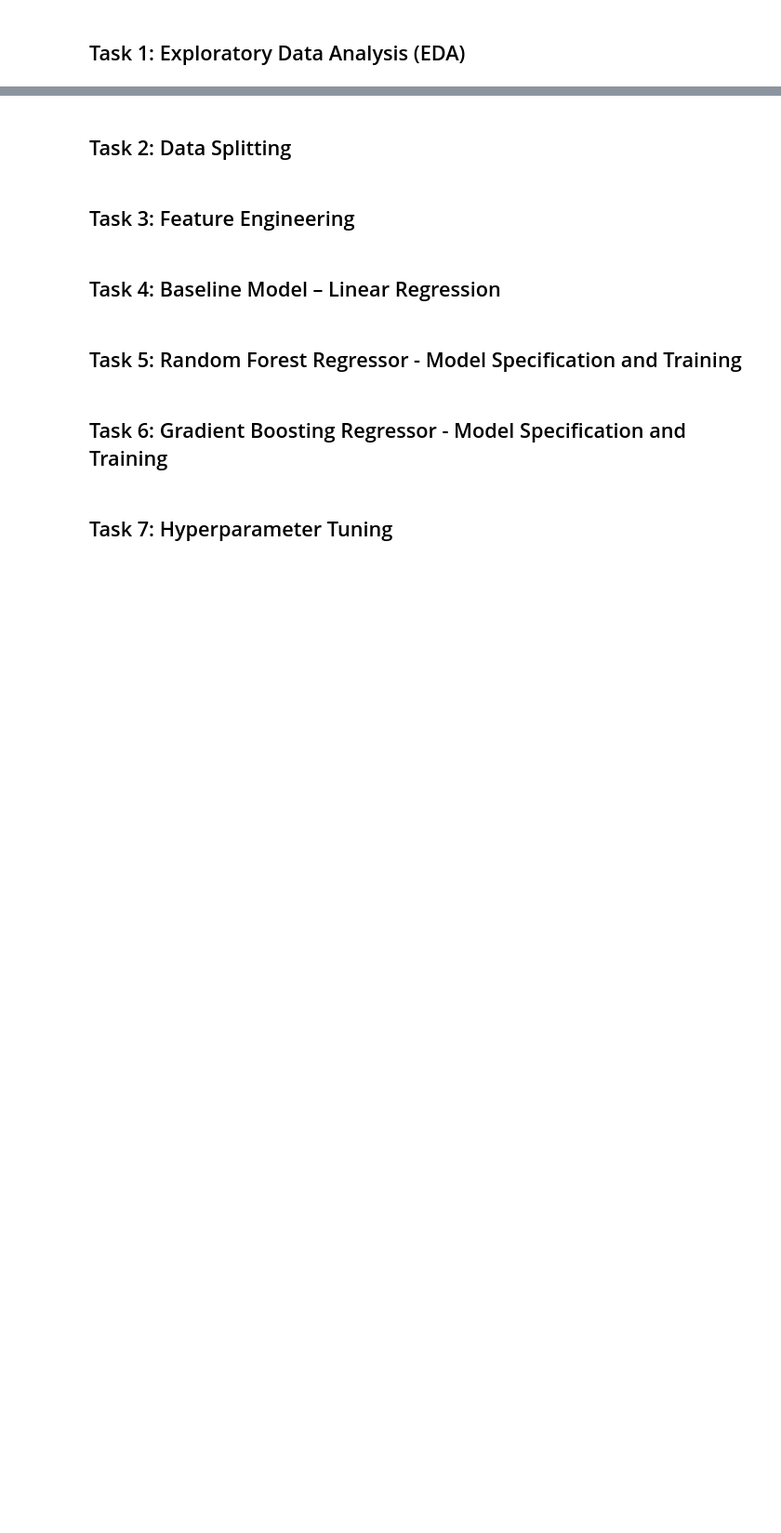
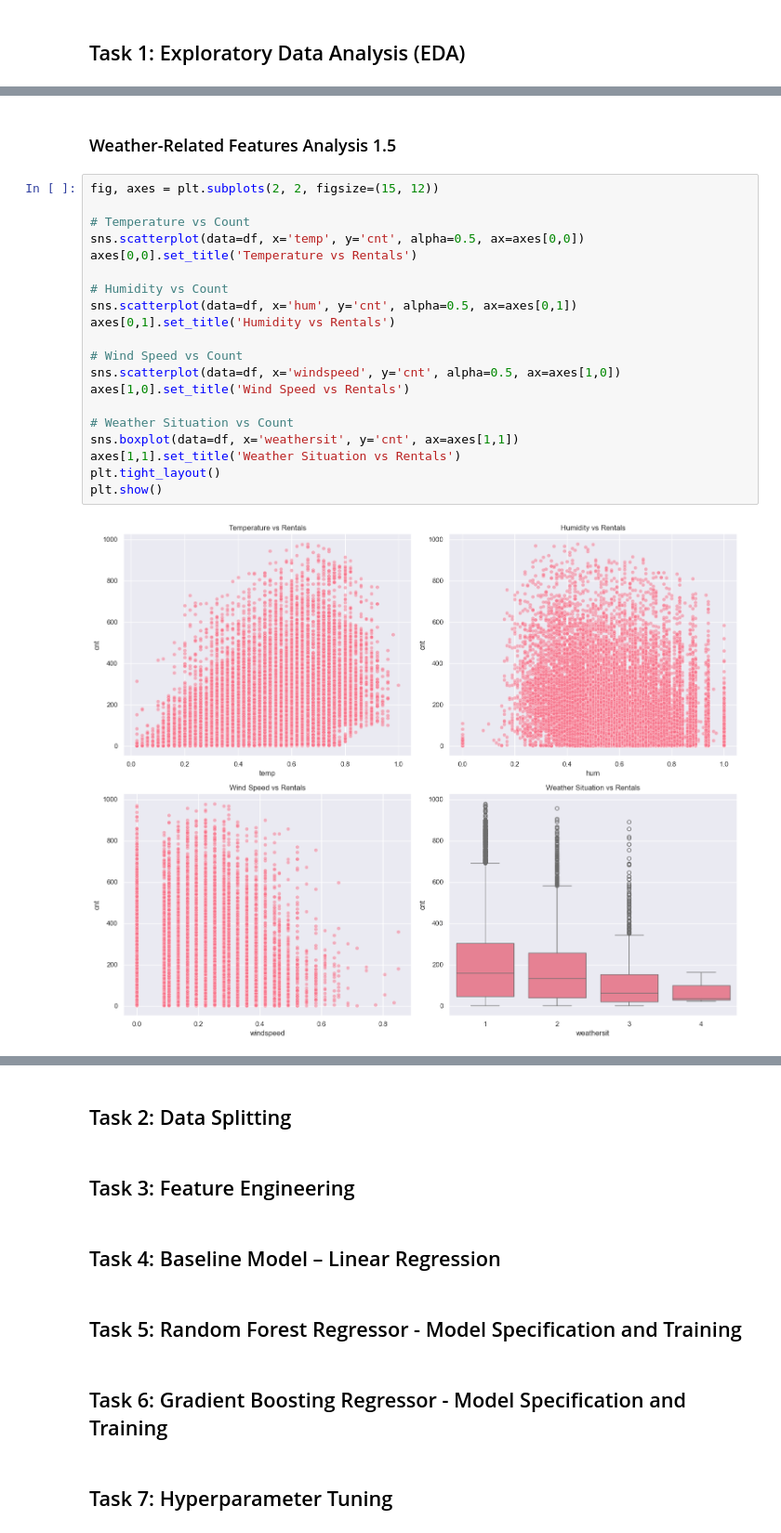
Before and after one commit to Soimanul/ML-fundamentals-2025, a Jupyter notebook: assignment_2_Vlad_Soimu[Soimu].ipynb, the cells around one changed output, grey strips where cells are left out. Shown at 93% size. Cells and saved outputs as stored; diff of their text form; blank space fills up the shorter version.

```diff
--- a/assignment_2_Vlad_Soimu[Soimu].ipynb
+++ b/assignment_2_Vlad_Soimu[Soimu].ipynb
@@ -6,0 +136,24 @@
+# %% [markdown]
+### Weather-Related Features Analysis 1.5
+# %%
+fig, axes = plt.subplots(2, 2, figsize=(15, 12))
+
+# Temperature vs Count
+sns.scatterplot(data=df, x='temp', y='cnt', alpha=0.5, ax=axes[0,0])
+axes[0,0].set_title('Temperature vs Rentals')
+
+# Humidity vs Count
+sns.scatterplot(data=df, x='hum', y='cnt', alpha=0.5, ax=axes[0,1])
+axes[0,1].set_title('Humidity vs Rentals')
+
+# Wind Speed vs Count
+sns.scatterplot(data=df, x='windspeed', y='cnt', alpha=0.5, ax=axes[1,0])
+axes[1,0].set_title('Wind Speed vs Rentals')
+
+# Weather Situation vs Count
+sns.boxplot(data=df, x='weathersit', y='cnt', ax=axes[1,1])
+axes[1,1].set_title('Weather Situation vs Rentals')
+plt.tight_layout()
+plt.show()
+# %% [output]
+[figure, added]
```
Also changed, not shown: parts of 21 cells of this notebook.
